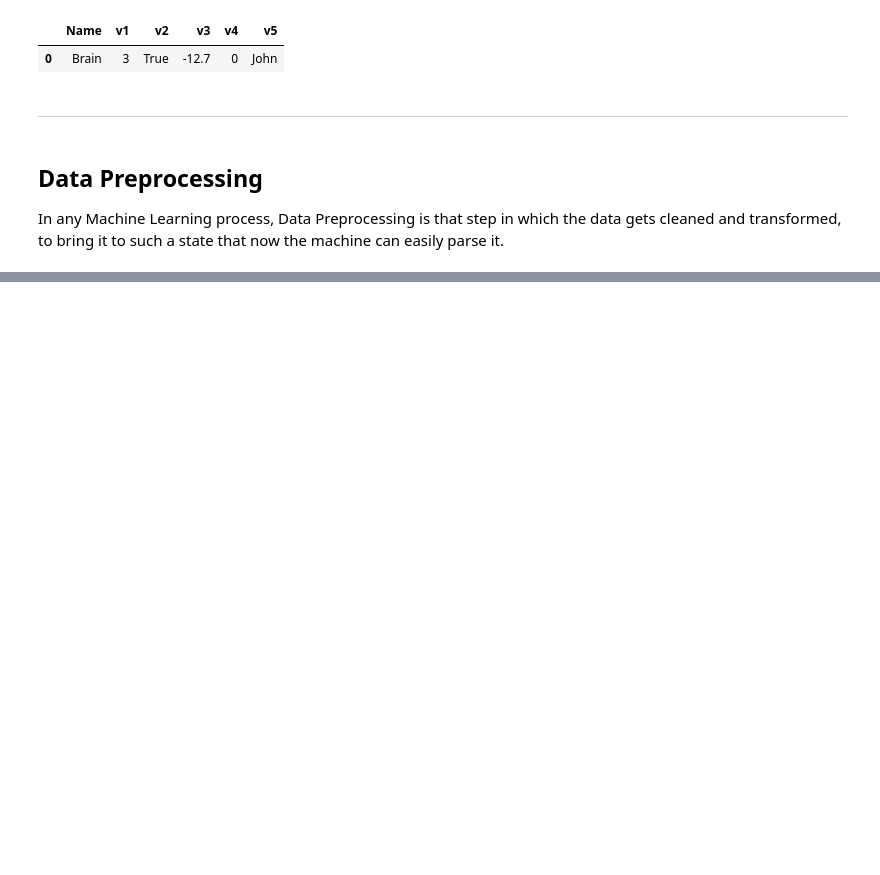
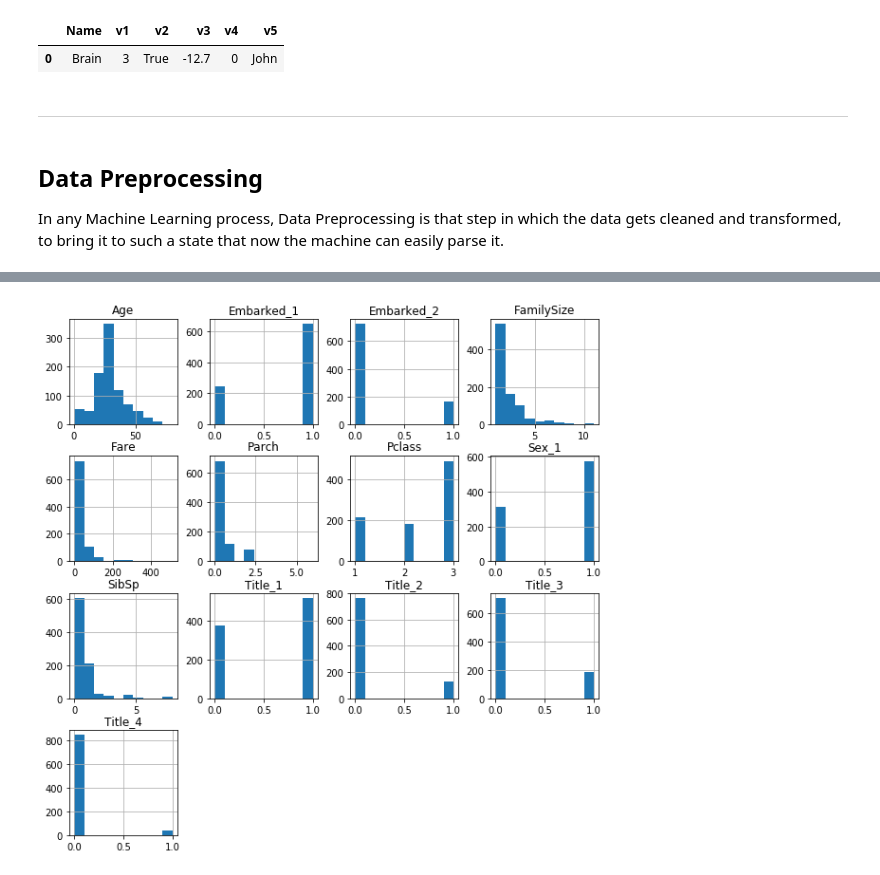
Before and after one commit to codebrain001/EAGE_YP_PVC, a Jupyter notebook: notebooks/session1.ipynb, the cells around one changed output, grey strips where cells are left out. Saved outputs shown, nothing was run; the diff lists cells and outputs as text; code cells hidden in the pictures; blank space fills up the shorter version.

```diff
--- a/notebooks/session1.ipynb
+++ b/notebooks/session1.ipynb
@@ -213,0 +597,7 @@ The workflow is a sequence of steps aiming at producing high-quality data and ta
+# %%
+#Extarct title from name of the passenger
+train_df['Title'] = train_df.Name.str.extract(' ([A-Za-z]+)\.', expand=False)
+train_df = train_df.drop(columns='Name')
+
+test_df['Title'] = test_df.Name.str.extract(' ([A-Za-z]+)\.', expand=False)
+test_df = test_df.drop(columns='Name')
@@ -213,0 +643,11 @@ The workflow is a sequence of steps aiming at producing high-quality data and ta
+# %%
+# Categorizing the titles
+train_df['Title'] = train_df['Title'].replace(['Dr', 'Rev', 'Col', 'Major', 'Countess', 'Sir', 'Jonkheer', 'Lady', 'Capt', 'Don'], 'Others')
+train_df['Title'] = train_df['Title'].replace('Ms', 'Miss')
+train_df['Title'] = train_df['Title'].replace('Mme', 'Mrs')
+train_df['Title'] = train_df['Title'].replace('Mlle', 'Miss')
+
+test_df['Title'] = test_df['Title'].replace(['Dr', 'Rev', 'Col', 'Major', 'Countess', 'Sir', 'Jonkheer', 'Lady', 'Capt', 'Don'], 'Others')
+test_df['Title'] = test_df['Title'].replace('Ms', 'Miss')
+test_df['Title'] = test_df['Title'].replace('Mme', 'Mrs')
+test_df['Title'] = test_df['Title'].replace('Mlle', 'Miss')
@@ -213,0 +683,7 @@ The workflow is a sequence of steps aiming at producing high-quality data and ta
+# %%
+cats = ['Title']
+one_hot_enc = ce.OneHotEncoder(cols=cats)
+
+### Fitting and transforming the datasets
+train_df = one_hot_enc.fit_transform(train_df)
+test_df = one_hot_enc.transform(test_df)
@@ -213,0 +699,4 @@ The workflow is a sequence of steps aiming at producing high-quality data and ta
+# %%
+# To avoid dummy trap
+train_df.drop(columns=['Title_5'], inplace=True)
+test_df.drop(columns=['Title_5'], inplace=True)
@@ -213,0 +757,4 @@ The workflow is a sequence of steps aiming at producing high-quality data and ta
+# %%
+train_df.hist(figsize=(10,10));
+# %% [output]
+[figure, added]
```
Also changed, not shown: parts of 69 cells of this notebook, 1 other file.
